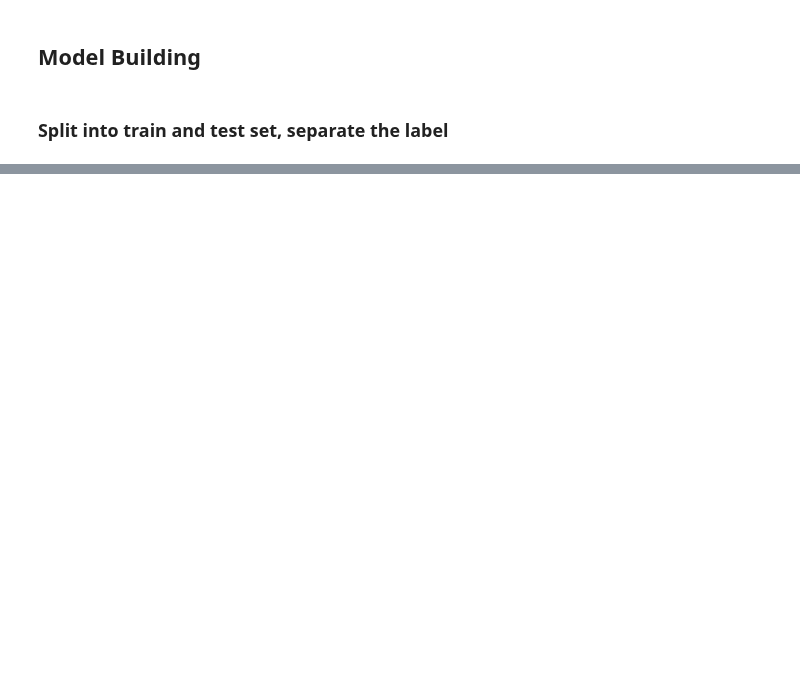
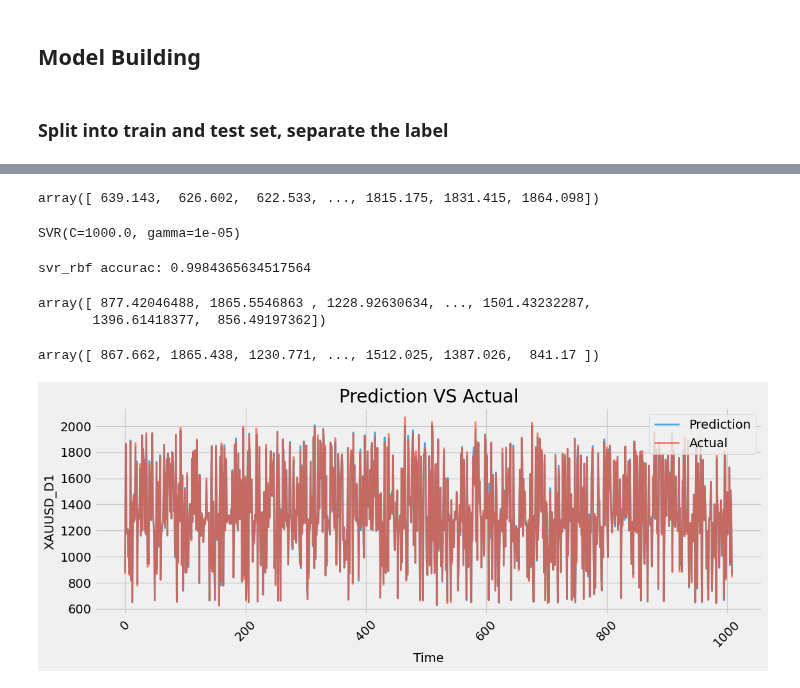
Before and after one commit to Kittipong91/XAUUSD_algorithmic_trading, a Jupyter notebook: Machine_Learning/Support Vector Regression/Support Vector Regression.ipynb, the cells around one changed output, grey strips where cells are left out. Drawn from its saved outputs; the diff is of its cells as text; code cells hidden in the pictures; blank space fills up the shorter version.

```diff
--- a/Machine_Learning/Support Vector Regression/Support Vector Regression.ipynb
+++ b/Machine_Learning/Support Vector Regression/Support Vector Regression.ipynb
@@ -85,11 +88,43 @@ data
+# %%
+y = np.array(df[str(future_days) + '_Day_Price_Forecast'])
+y = y[:-future_days]
+y
+# %% [output]
+array([ 639.143,  626.602,  622.533, ..., 1815.175, 1831.415, 1864.098])
 # %%
 from sklearn.model_selection import train_test_split
 
 # Split into train and test set
-train, test = train_test_split(df, test_size=0.2, random_state=42)
-
-# Separate the label
-y = train['signal'].copy()
-X = train.drop(columns=['signal'])
-y_test = test['signal'].copy()
-X_test = test.drop(columns=['signal'])
+x_train, x_test, y_train , y_test = train_test_split(x, y, test_size= 0.2)
+# %%
+svr_rbf = SVR(kernel='rbf' , C=1e3, gamma=0.00001)
+svr_rbf.fit(x_train,y_train)
+# %% [output]
+SVR(C=1000.0, gamma=1e-05)
+# %%
+svr_rbf_confidence = svr_rbf.score(x_test, y_test)
+print('svr_rbf accurac:', svr_rbf_confidence)
+# %% [output]
+svr_rbf accurac: 0.9984365634517564
+# %%
+svr_prediction = svr_rbf.predict(x_test)
+svr_prediction
+# %% [output]
+array([ 877.42046488, 1865.5546863 , 1228.92630634, ..., 1501.43232287,
+       1396.61418377,  856.49197362])
+# %%
+y_test
+# %% [output]
+array([ 867.662, 1865.438, 1230.771, ..., 1512.025, 1387.026,  841.17 ])
+# %%
+plt.figure(figsize=(12,4))
+plt.plot(svr_prediction, label='Prediction' , lw=2, alpha=.7)
+plt.plot(y_test, label='Actual', lw=2 , alpha=.7 )
+plt.title('Prediction VS Actual')
+plt.ylabel('XAUUSD_D1')
+plt.xlabel('Time')
+plt.legend()
+plt.xticks(rotation=45)
+plt.show()
+# %% [output]
+[figure, added]
```
Also changed, not shown: parts of 13 cells of this notebook.
